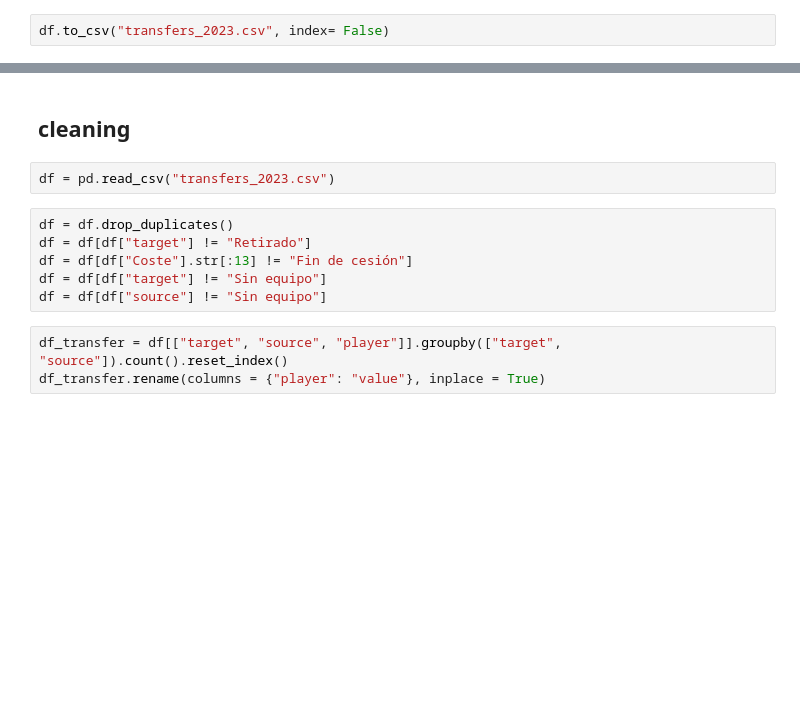
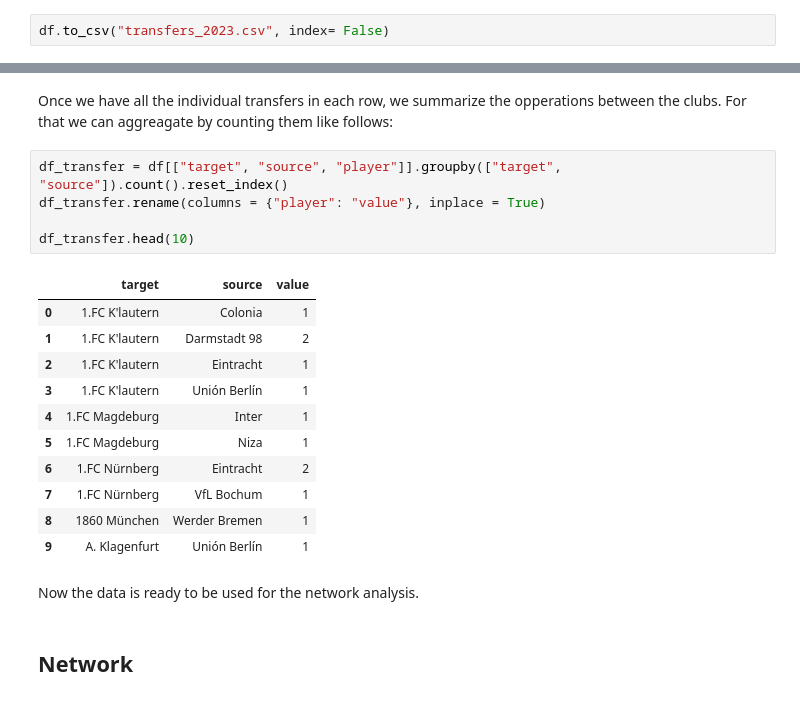
Before and after one commit to PerezCorrea/football_transfer_analysis, a Jupyter notebook: transfer_network.ipynb, the cells around one changed output, grey strips where cells are left out. Cells and saved outputs as stored; diff of their text form; blank space fills up the shorter version.

```diff
--- a/transfer_network.ipynb
+++ b/transfer_network.ipynb
@@ -113,13 +143,23 @@ df.to_csv("transfers_2023.csv", index= False)
+# %% [markdown]
+Once we have all the individual transfers in each row, we summarize the opperations between the clubs. For that we can aggreagate by counting them like follows:
+# %%
+df_transfer = df[["target", "source", "player"]].groupby(["target", "source"]).count().reset_index()
+df_transfer.rename(columns = {"player": "value"}, inplace = True)
+
+df_transfer.head(10)
+# %% [output]
+|  | target | source | value |
+| 0 | 1.FC K'lautern | Colonia | 1 |
+| 1 | 1.FC K'lautern | Darmstadt 98 | 2 |
+| 2 | 1.FC K'lautern | Eintracht | 1 |
+| 3 | 1.FC K'lautern | Unión Berlín | 1 |
+| 4 | 1.FC Magdeburg | Inter | 1 |
+| 5 | 1.FC Magdeburg | Niza | 1 |
+| 6 | 1.FC Nürnberg | Eintracht | 2 |
+| 7 | 1.FC Nürnberg | VfL Bochum | 1 |
+| 8 | 1860 München | Werder Bremen | 1 |
+| 9 | A. Klagenfurt | Unión Berlín | 1 |
+# %% [markdown]
+Now the data is ready to be used for the network analysis.
 # %% [markdown]
-## cleaning
+## Network
-# %%
-df = pd.read_csv("transfers_2023.csv")
-# %%
-df = df.drop_duplicates()
-df = df[df["target"] != "Retirado"]
-df = df[df["Coste"].str[:13] != "Fin de cesión"]
-df = df[df["target"] != "Sin equipo"]
-df = df[df["source"] != "Sin equipo"]
-# %%
-df_transfer = df[["target", "source", "player"]].groupby(["target", "source"]).count().reset_index()
-df_transfer.rename(columns = {"player": "value"}, inplace = True)
```
Also changed, not shown: parts of 24 cells of this notebook.
